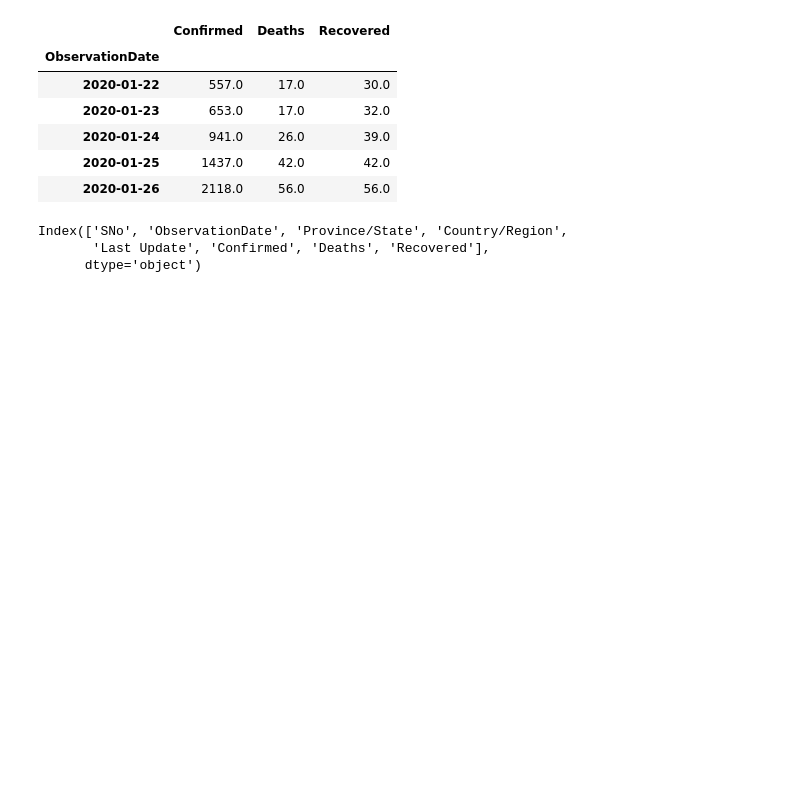
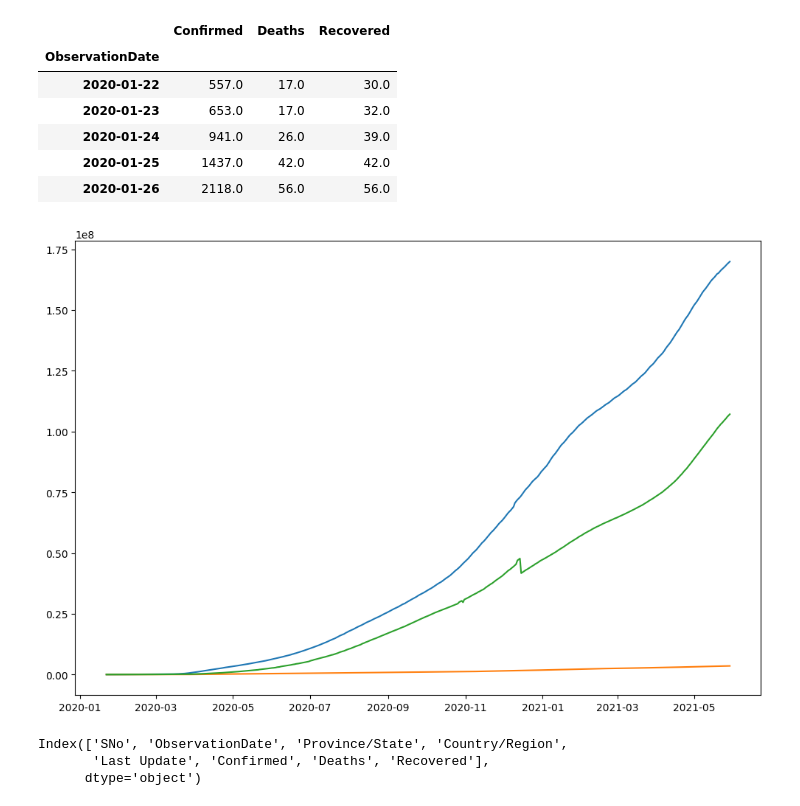
Before and after one commit to dayaanajess/data_analytics, a Jupyter notebook: 6.covid.ipynb, the cells around one changed output. Saved outputs shown, nothing was run; the diff lists cells and outputs as text; code cells hidden in the pictures; blank space fills up the shorter version.

```diff
--- a/6.covid.ipynb
+++ b/6.covid.ipynb
@@ -206,6 +206,12 @@ w_data.head()
 # %%
 # визуализация динамики пандемии по всему миру
 plt.figure(figsize=(12,8))
+plt.plot(w_data.index, w_data['Confirmed'])
+plt.plot(w_data.index, w_data['Deaths'])
+plt.plot(w_data.index, w_data['Recovered'])
+plt.show()
+# %% [output]
+[figure, added]
 # %%
 df_0.columns
 # %% [output]
```
Also changed, not shown: 3 other files.
